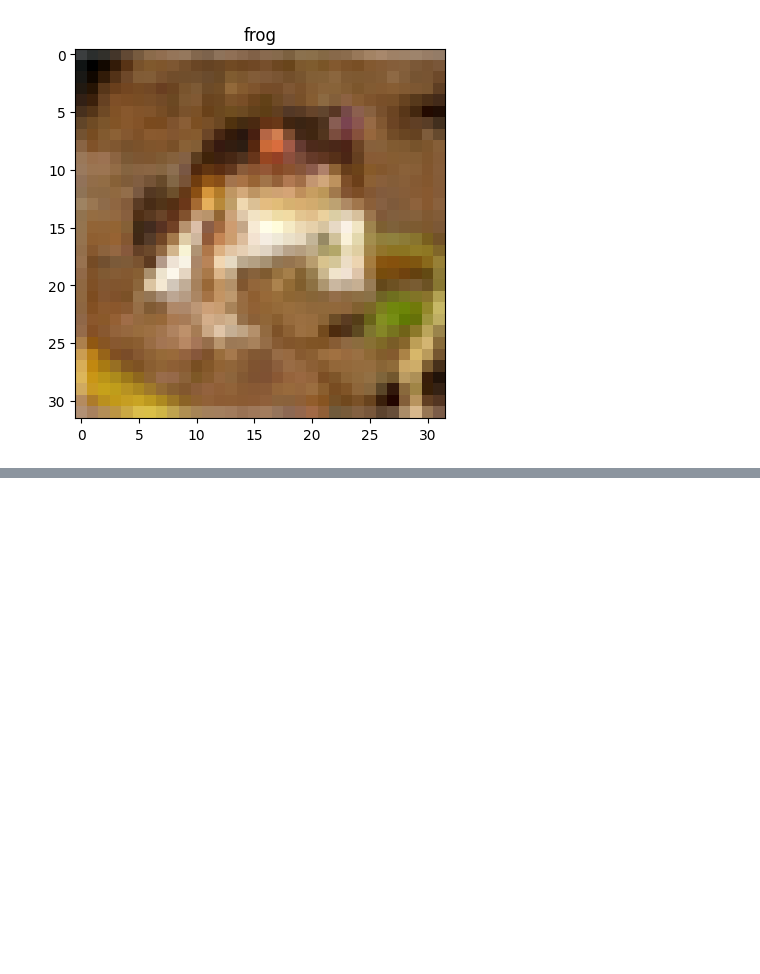
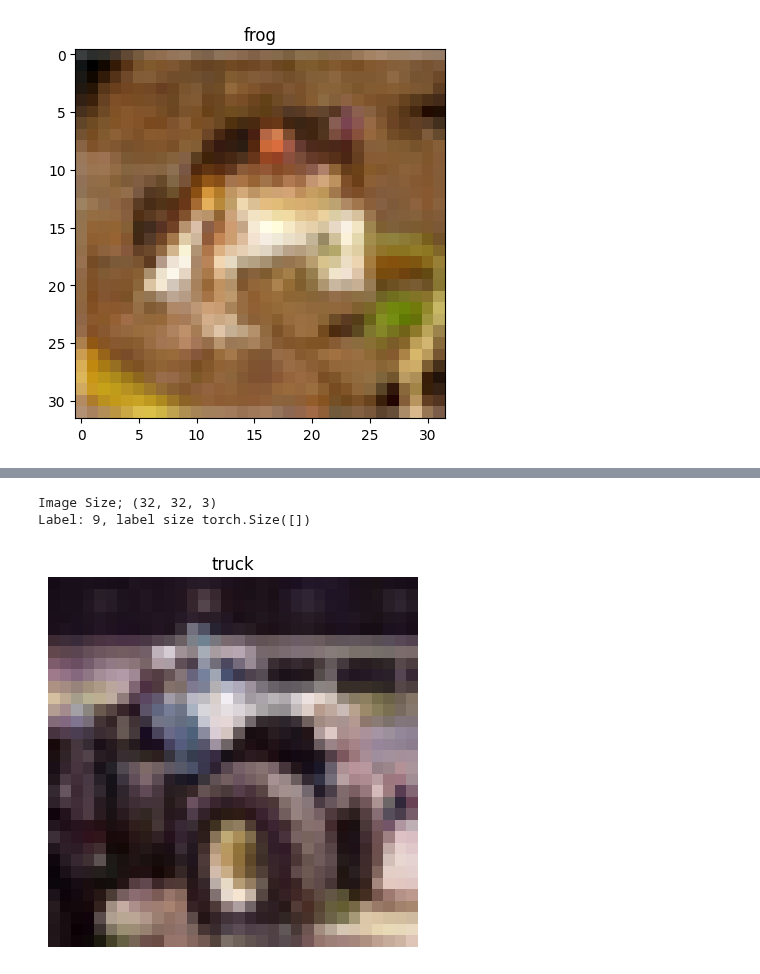
Before and after one commit to jenniferamhajduk/portfolio, a Jupyter notebook: Computer_Vision_.ipynb, the cells around one changed output, grey strips where cells are left out. Drawn from its saved outputs; the diff is of its cells as text; code cells hidden in the pictures; blank space fills up the shorter version.

```diff
--- a/Computer_Vision_.ipynb
+++ b/Computer_Vision_.ipynb
@@ -125,0 +125,14 @@ for i in range(1, rows*cols+1):
+# %%
+BATCH_SIZE=32
+# %%
+train_dataloader = DataLoader(
+    dataset=train_data,
+    batch_size=BATCH_SIZE,
+    shuffle=True
+)
+
+test_dataloader = DataLoader(
+    dataset=test_data,
+    batch_size=BATCH_SIZE,
+    shuffle=False
+)
@@ -125,0 +152,4 @@ for i in range(1, rows*cols+1):
+# %%
+train_features_batch, train_labels_batch = next(iter(train_dataloader))
+train_features_batch.shape, train_labels_batch.shape
+train_features_batch[0], train_labels_batch[0]
@@ -125,0 +174,15 @@ for i in range(1, rows*cols+1):
+# %%
+random_idx = torch.randint(0, len(train_features_batch), size=[1]).item()
+image, label = train_features_batch[random_idx], train_labels_batch[random_idx]
+image = image.squeeze(dim=1)
+image = image.numpy()
+image = image.transpose((1,2,0))
+plt.imshow(image)
+plt.title(classes[label])
+plt.axis(False)
+print(f"Image Size; {image.shape}")
+print(f"Label: {label}, label size {label.shape}")
+# %% [output]
+Image Size; (32, 32, 3)
+Label: 9, label size torch.Size([])
+[figure, added]
```
Also changed, not shown: parts of 10 cells of this notebook.
